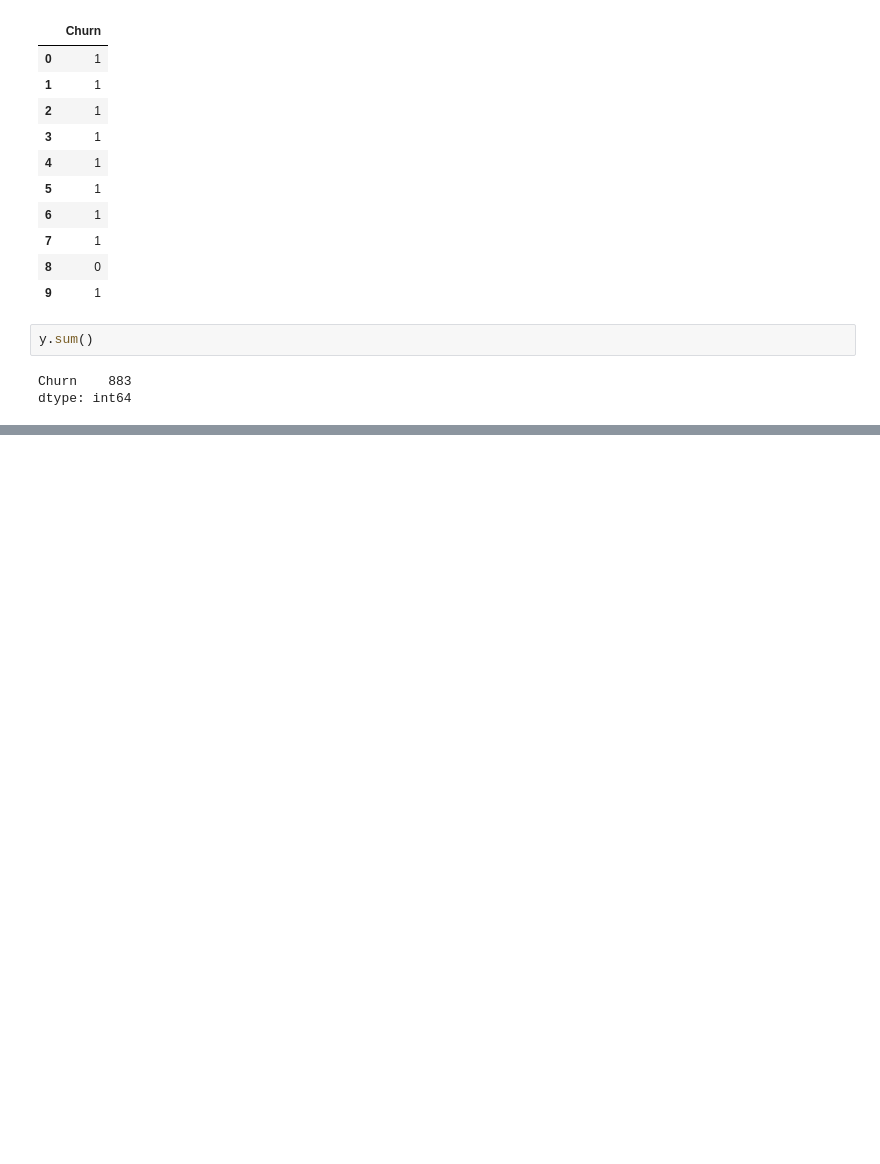
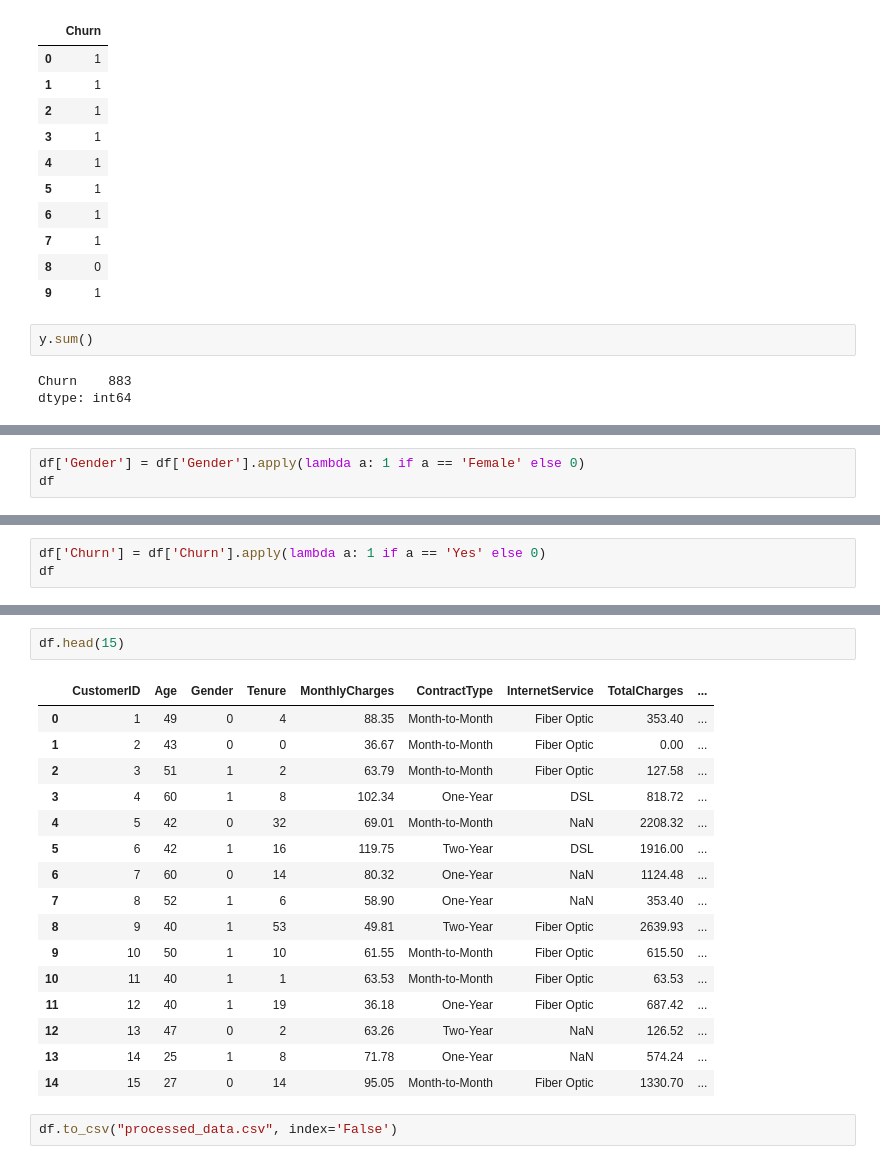
Before and after one commit to AbhishekMohile77/churn_project, a Jupyter notebook: 1_EDA.ipynb, the cells around one changed output, grey strips where cells are left out. Drawn from its saved outputs; the diff is of its cells as text; blank space fills up the shorter version.

```diff
--- a/1_EDA.ipynb
+++ b/1_EDA.ipynb
@@ -270,0 +292,3 @@ dtype: int64
+# %%
+df['Gender'] = df['Gender'].apply(lambda a: 1 if a == 'Female' else 0)
+df
@@ -270,0 +309,3 @@ dtype: int64
+# %%
+df['Churn'] = df['Churn'].apply(lambda a: 1 if a == 'Yes' else 0)
+df
@@ -270,0 +340,21 @@ dtype: int64
+# %%
+df.head(15)
+# %% [output]
+|  | CustomerID | Age | Gender | Tenure | MonthlyCharges | ContractType | InternetService | TotalCharges | ... |
+| 0 | 1 | 49 | 0 | 4 | 88.35 | Month-to-Month | Fiber Optic | 353.40 | ... |
+| 1 | 2 | 43 | 0 | 0 | 36.67 | Month-to-Month | Fiber Optic | 0.00 | ... |
+| 2 | 3 | 51 | 1 | 2 | 63.79 | Month-to-Month | Fiber Optic | 127.58 | ... |
+| 3 | 4 | 60 | 1 | 8 | 102.34 | One-Year | DSL | 818.72 | ... |
+| 4 | 5 | 42 | 0 | 32 | 69.01 | Month-to-Month | NaN | 2208.32 | ... |
+| 5 | 6 | 42 | 1 | 16 | 119.75 | Two-Year | DSL | 1916.00 | ... |
+| 6 | 7 | 60 | 0 | 14 | 80.32 | One-Year | NaN | 1124.48 | ... |
+| 7 | 8 | 52 | 1 | 6 | 58.90 | One-Year | NaN | 353.40 | ... |
+| 8 | 9 | 40 | 1 | 53 | 49.81 | Two-Year | Fiber Optic | 2639.93 | ... |
+| 9 | 10 | 50 | 1 | 10 | 61.55 | Month-to-Month | Fiber Optic | 615.50 | ... |
+| 10 | 11 | 40 | 1 | 1 | 63.53 | Month-to-Month | Fiber Optic | 63.53 | ... |
+| 11 | 12 | 40 | 1 | 19 | 36.18 | One-Year | Fiber Optic | 687.42 | ... |
+| 12 | 13 | 47 | 0 | 2 | 63.26 | Two-Year | NaN | 126.52 | ... |
+| 13 | 14 | 25 | 1 | 8 | 71.78 | One-Year | NaN | 574.24 | ... |
+| 14 | 15 | 27 | 0 | 14 | 95.05 | Month-to-Month | Fiber Optic | 1330.70 | ... |
+# %%
+df.to_csv("processed_data.csv", index='False')
```
Also changed, not shown: parts of 8 cells of this notebook.
